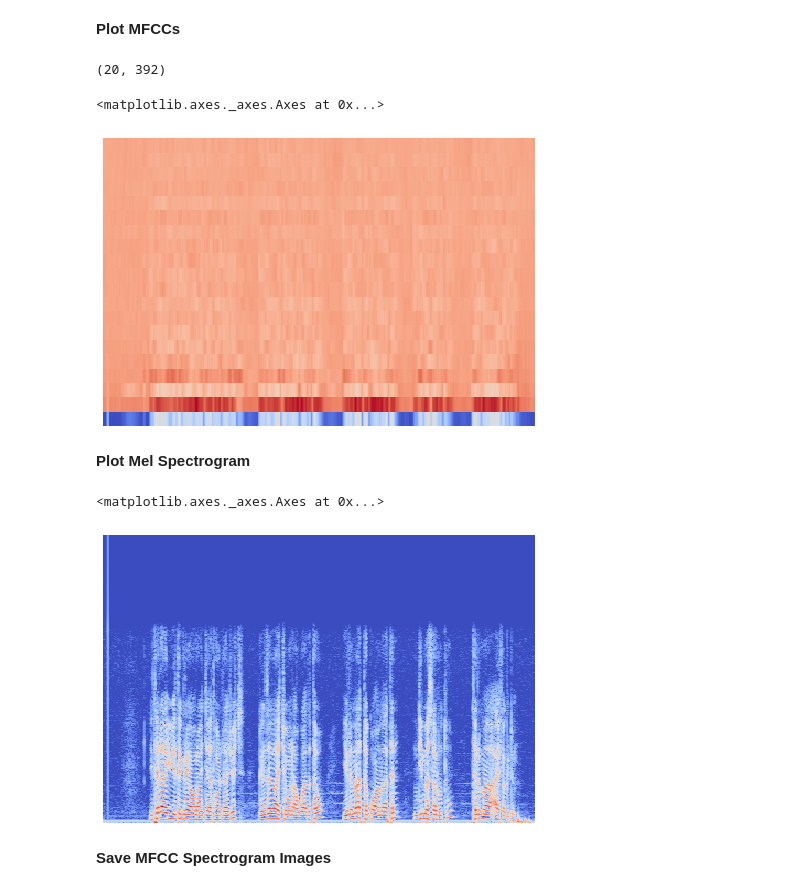
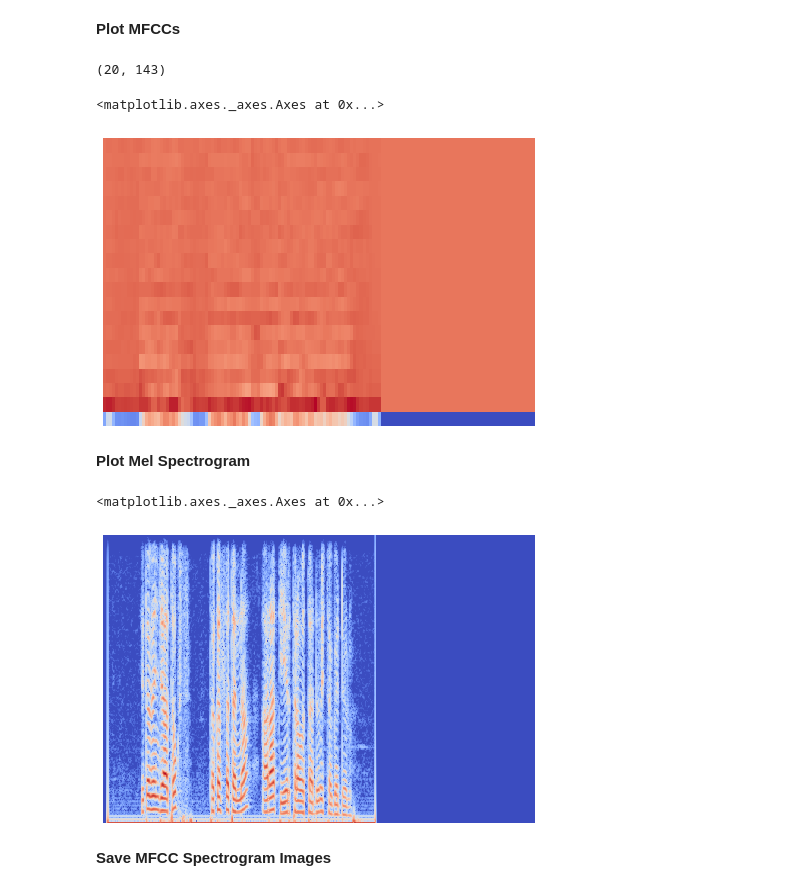
Before and after one commit to rasyosef/AmharicSpeechToText, a Jupyter notebook: notebooks/Amharic_Speech_To_Text.ipynb, the cells around one changed output. Drawn from its saved outputs; the diff is of its cells as text; code cells hidden in the pictures.

```diff
--- a/notebooks/Amharic_Speech_To_Text.ipynb
+++ b/notebooks/Amharic_Speech_To_Text.ipynb
@@ -32,7 +32,7 @@ len(os.listdir('../data/train/wav/'))
 # %% [output]
 9
 # %%
-sample_rate = 22050
+sample_rate = 8000
 # %% [markdown]
 ## **Load Audio Files**
 # %%
@@ -54,7 +54,7 @@ maximum_length
 # %% [markdown]
 **Sample audio along with transcript**
 # %%
-demo_audio = list(audio_files.keys())[0]
+demo_audio = list(audio_files.keys())[1]
 # %%
 ipd.Audio(audio_files[demo_audio], rate=sample_rate)
 # %% [output]
@@ -111,22 +111,22 @@ mfccs = mfcc_features[demo_audio]
 print(mfccs.shape)
 librosa.display.specshow(mfccs, sr=sample_rate, x_axis='time')
 # %% [output]
-(20, 392)
+(20, 143)
 <matplotlib.axes._axes.Axes at 0x...>
-[figure, old version]
+[figure, new version]
 # %% [markdown]
 **Plot Mel Spectrogram**
 # %%
-X = librosa.stft(audio_files[demo_audio])
+X = librosa.stft(audio_files[demo_audio], n_fft = 512)
 Xdb = librosa.amplitude_to_db(abs(X))
 fig, ax = plt.subplots()
 ax = plt.Axes(fig, [0., 0., 1., 1.])
 ax.set_axis_off()
 fig.add_axes(ax)
 librosa.display.specshow(Xdb, sr=sample_rate, x_axis='time', y_axis='hz')
 # %% [output]
 <matplotlib.axes._axes.Axes at 0x...>
-[figure, old version]
+[figure, new version]
 # %% [markdown]
 **Save MFCC Spectrogram Images**
 # %%
```
Also changed, not shown: parts of 14 cells of this notebook.
